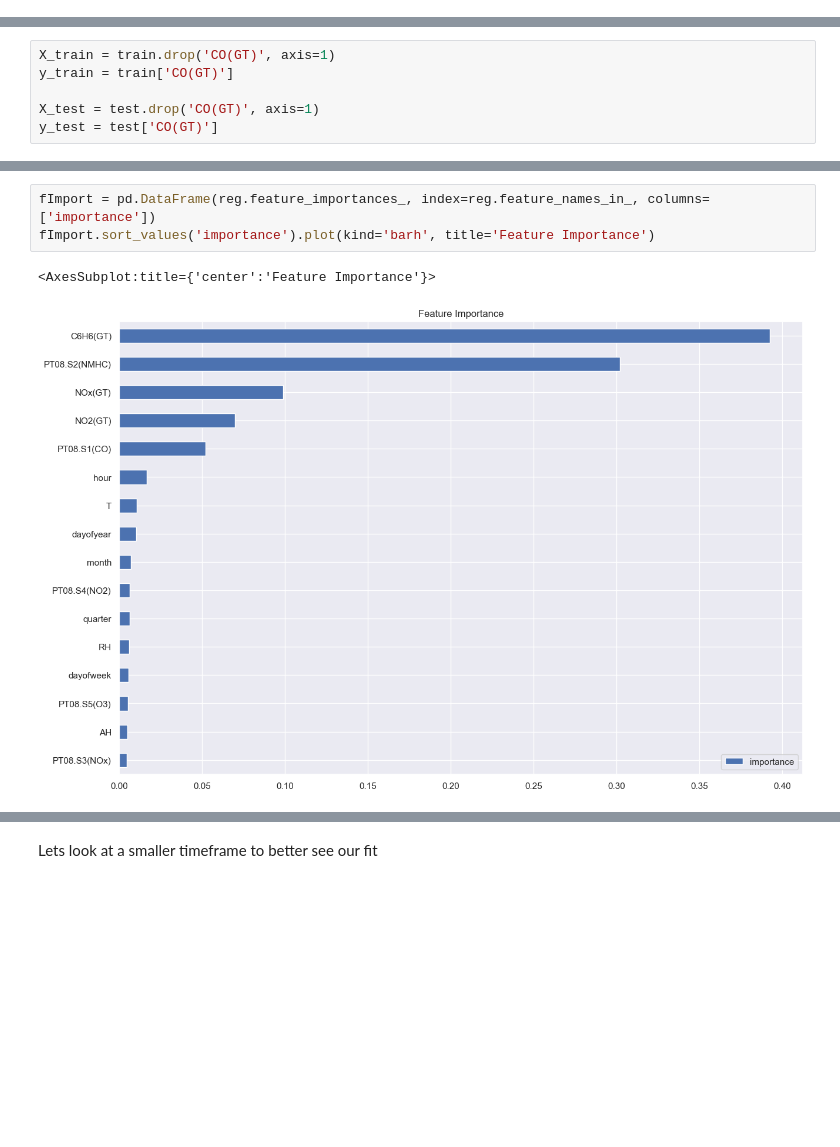
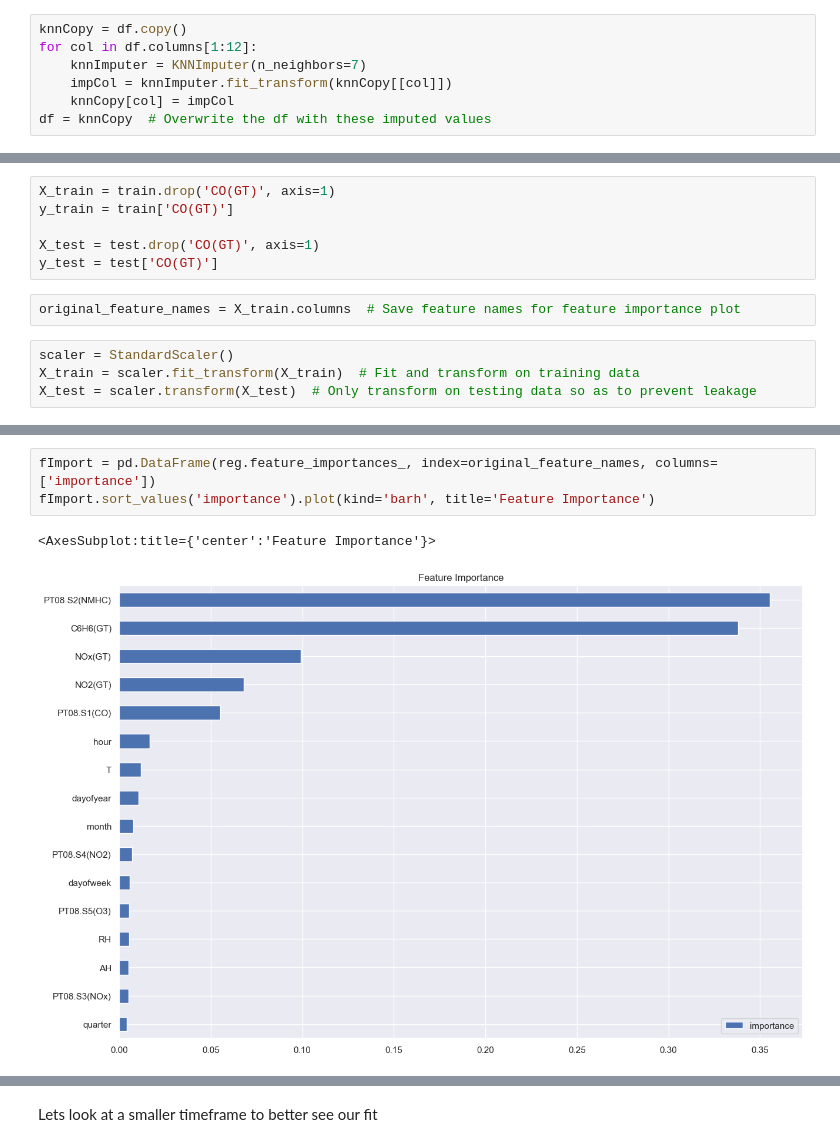
Before and after one commit to zadealfalah/airQuality, a Jupyter notebook: airQualityForecast.ipynb, the cells around one changed output, grey strips where cells are left out. Drawn from its saved outputs; the diff is of its cells as text; blank space fills up the shorter version.

```diff
--- a/airQualityForecast.ipynb
+++ b/airQualityForecast.ipynb
@@ -292,3 +300,10 @@ Name: CO(GT), dtype: float64
+# %%
+knnCopy = df.copy()
+for col in df.columns[1:12]:
+    knnImputer = KNNImputer(n_neighbors=7)
+    impCol = knnImputer.fit_transform(knnCopy[[col]])
+    knnCopy[col] = impCol
+df = knnCopy  # Overwrite the df with these imputed values
 # %% [markdown]
 Data seems in good enough shape to do some modeling on our Average CO data.  So lets do so, using XGBoost and comapring to sklearn's SGDRegressor.
 
@@ -332,6 +338,12 @@ y_train = train['CO(GT)']
 
 X_test = test.drop('CO(GT)', axis=1)
 y_test = test['CO(GT)']
+# %%
+original_feature_names = X_train.columns  # Save feature names for feature importance plot
+# %%
+scaler = StandardScaler()
+X_train = scaler.fit_transform(X_train)  # Fit and transform on training data
+X_test = scaler.transform(X_test)  # Only transform on testing data so as to prevent leakage
 # %%
 reg = xgb.XGBRegressor(n_estimators=1000, early_stopping_rounds=50, learning_rate = 0.01)
 reg.fit(X_train, y_train, eval_set=[(X_train, y_train), (X_test, y_test)], verbose=5)
@@ -365,11 +377,11 @@ XGBRegressor(base_score=None, booster=None, callbacks=None,
              n_estimators=1000, n_jobs=None, num_parallel_tree=None,
              predictor=None, random_state=None, ...)
 # %%
-fImport = pd.DataFrame(reg.feature_importances_, index=reg.feature_names_in_, columns=['importance'])
+fImport = pd.DataFrame(reg.feature_importances_, index=original_feature_names, columns=['importance'])
 fImport.sort_values('importance').plot(kind='barh', title='Feature Importance')
 # %% [output]
 <AxesSubplot:title={'center':'Feature Importance'}>
-[figure, old version]
+[figure, new version]
 # %%
 #  Forecast on Test with this model
 test['predictions'] = reg.predict(X_test)  # Set our predictions as a column in test
```
Also changed, not shown: parts of 21 cells of this notebook, 1 other file.
